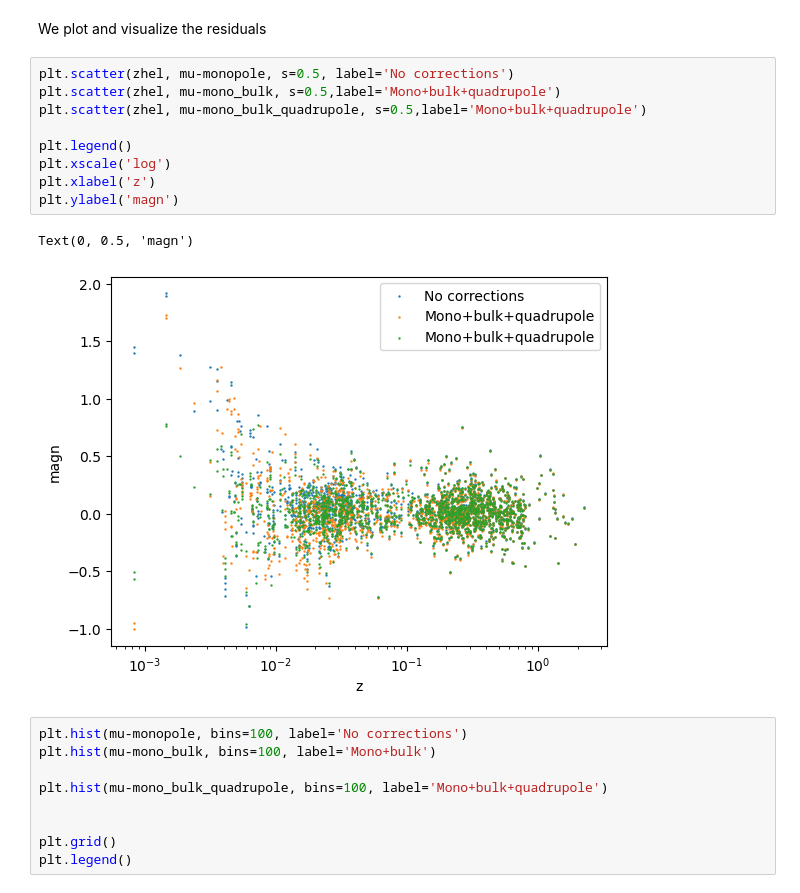
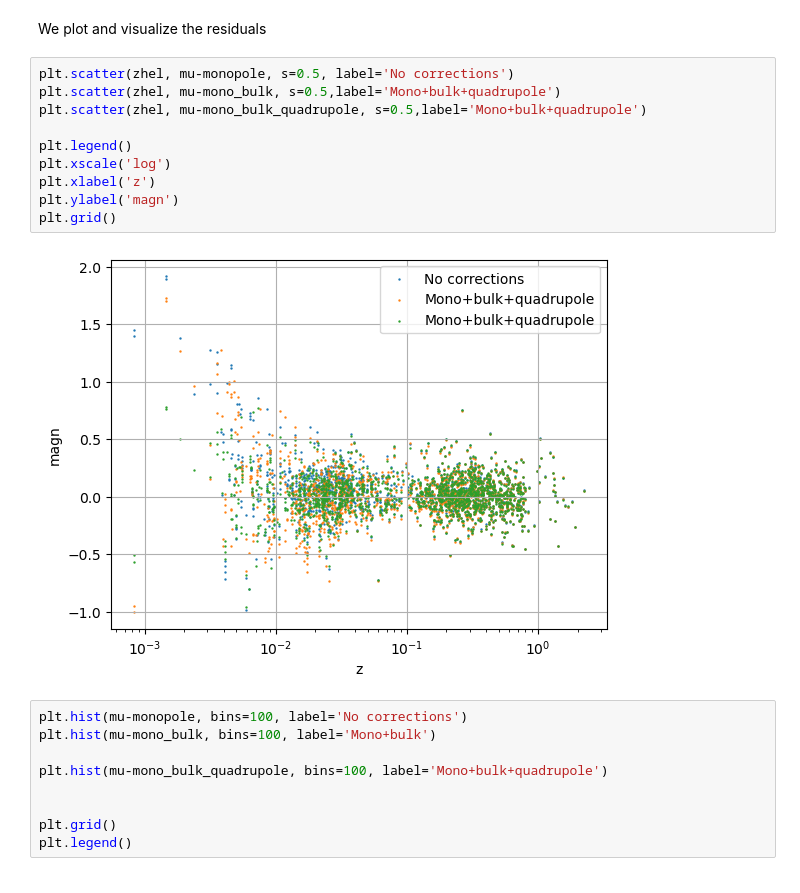
Before and after one commit to fsorrenti/scoutpip, a Jupyter notebook: notebooks/exaple_notebook.ipynb, the cells around one changed output. Drawn from its saved outputs; the diff is of its cells as text.

```diff
--- a/notebooks/exaple_notebook.ipynb
+++ b/notebooks/exaple_notebook.ipynb
@@ -72,15 +72,15 @@ We plot and visualize the residuals
 # %%
 plt.scatter(zhel, mu-monopole, s=0.5, label='No corrections')
 plt.scatter(zhel, mu-mono_bulk, s=0.5,label='Mono+bulk+quadrupole')
 plt.scatter(zhel, mu-mono_bulk_quadrupole, s=0.5,label='Mono+bulk+quadrupole')
 
 plt.legend()
 plt.xscale('log')
 plt.xlabel('z')
 plt.ylabel('magn')
+plt.grid()
 # %% [output]
-Text(0, 0.5, 'magn')
-[figure, old version]
+[figure, new version]
 # %%
 plt.hist(mu-monopole, bins=100, label='No corrections')
 plt.hist(mu-mono_bulk, bins=100, label='Mono+bulk')
```
Also changed, not shown: parts of 11 cells of this notebook, 5 other files.
